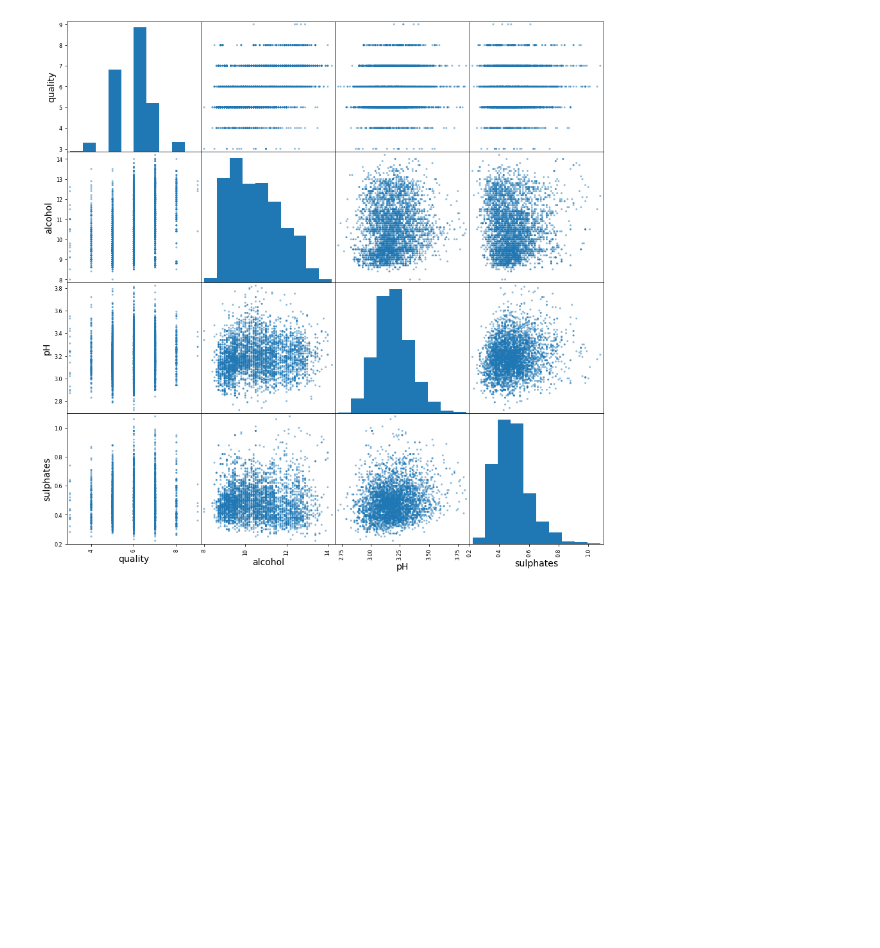
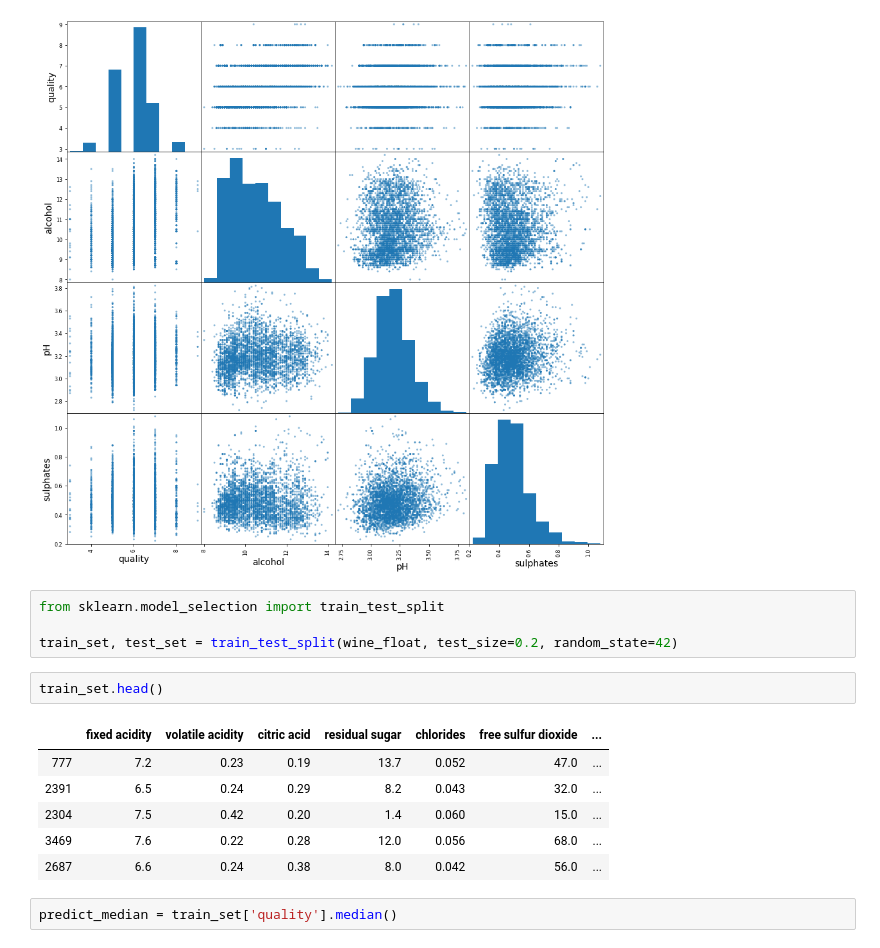
Before and after one commit to RoastedKernel/uni_Machine_Learning, a Jupyter notebook: Uni_Sub/ML_Tools/assign/Assignment 1_Wine Quality.ipynb, the cells around one changed output. Drawn from its saved outputs; the diff is of its cells as text; blank space fills up the shorter version.

```diff
--- a/Uni_Sub/ML_Tools/assign/Assignment 1_Wine Quality.ipynb
+++ b/Uni_Sub/ML_Tools/assign/Assignment 1_Wine Quality.ipynb
@@ -132,3 +132,18 @@ scatter_matrix(wine_float[attributes], figsize=(15, 15))
 plt.show()
 # %% [output]
 [figure]
+# %%
+from sklearn.model_selection import train_test_split
+
+train_set, test_set = train_test_split(wine_float, test_size=0.2, random_state=42)
+# %%
+train_set.head()
+# %% [output]
+|  | fixed acidity | volatile acidity | citric acid | residual sugar | chlorides | free sulfur dioxide | ... |
+| 777 | 7.2 | 0.23 | 0.19 | 13.7 | 0.052 | 47.0 | ... |
+| 2391 | 6.5 | 0.24 | 0.29 | 8.2 | 0.043 | 32.0 | ... |
+| 2304 | 7.5 | 0.42 | 0.20 | 1.4 | 0.060 | 15.0 | ... |
+| 3469 | 7.6 | 0.22 | 0.28 | 12.0 | 0.056 | 68.0 | ... |
+| 2687 | 6.6 | 0.24 | 0.38 | 8.0 | 0.042 | 56.0 | ... |
+# %%
+predict_median = train_set['quality'].median()
```
Also changed, not shown: parts of 13 cells of this notebook, 2 other files.
